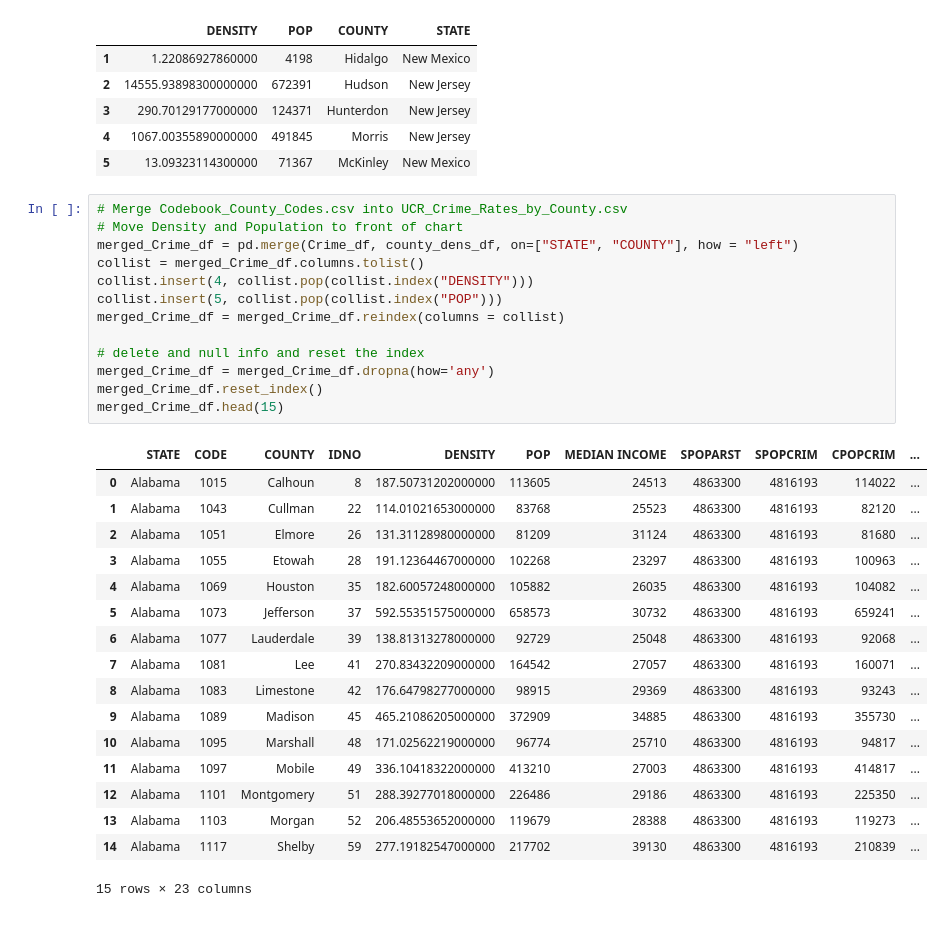
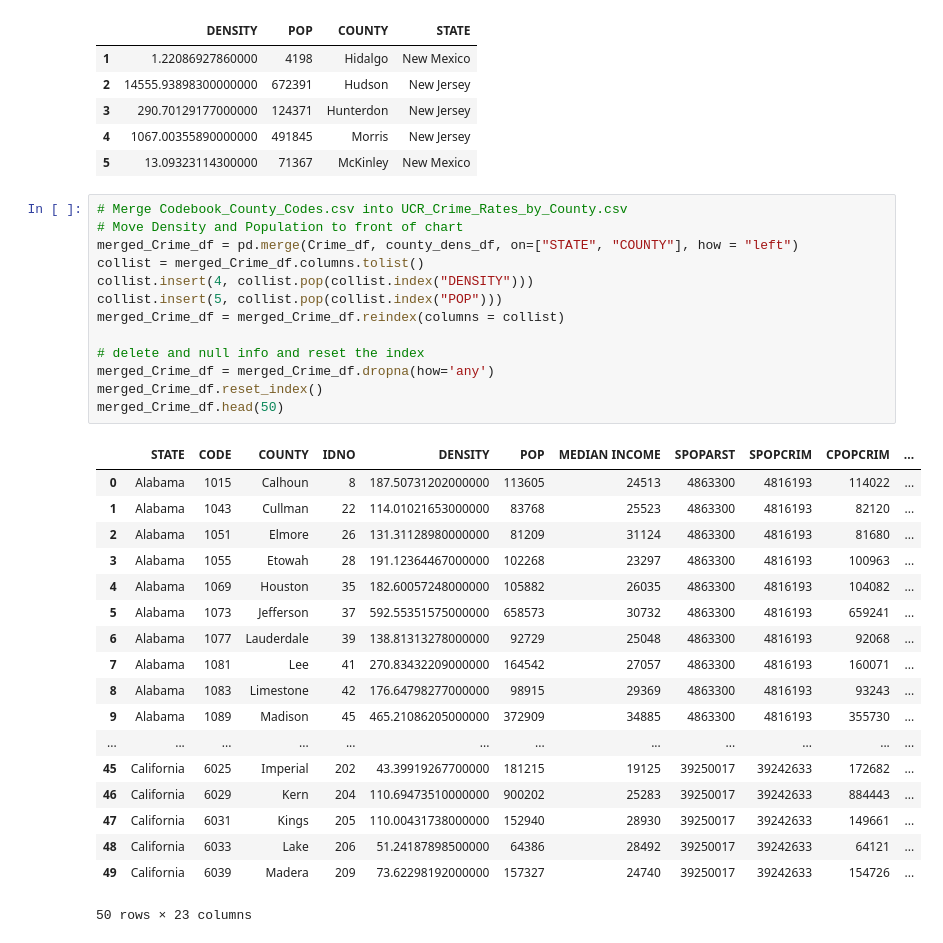
Before and after one commit to melindaeudy/Project_1, a Jupyter notebook: Project_1.ipynb, the cells around one changed output. Saved outputs shown, nothing was run; the diff lists cells and outputs as text.

```diff
--- a/Project_1.ipynb
+++ b/Project_1.ipynb
@@ -289,31 +286,32 @@ county_dens_df.head()
 # %%
 # Merge Codebook_County_Codes.csv into UCR_Crime_Rates_by_County.csv
 # Move Density and Population to front of chart
 merged_Crime_df = pd.merge(Crime_df, county_dens_df, on=["STATE", "COUNTY"], how = "left")
 collist = merged_Crime_df.columns.tolist()
 collist.insert(4, collist.pop(collist.index("DENSITY")))
 collist.insert(5, collist.pop(collist.index("POP")))
 merged_Crime_df = merged_Crime_df.reindex(columns = collist)
 
 # delete and null info and reset the index
 merged_Crime_df = merged_Crime_df.dropna(how='any')
 merged_Crime_df.reset_index()
-merged_Crime_df.head(15)
+merged_Crime_df.head(50)
 # %% [output]
 |  | STATE | CODE | COUNTY | IDNO | DENSITY | POP | MEDIAN INCOME | SPOPARST | SPOPCRIM | CPOPCRIM | ... |
 | 0 | Alabama | 1015 | Calhoun | 8 | 187.50731202000000 | 113605 | 24513 | 4863300 | 4816193 | 114022 | ... |
 | 1 | Alabama | 1043 | Cullman | 22 | 114.01021653000000 | 83768 | 25523 | 4863300 | 4816193 | 82120 | ... |
 | 2 | Alabama | 1051 | Elmore | 26 | 131.31128980000000 | 81209 | 31124 | 4863300 | 4816193 | 81680 | ... |
 | 3 | Alabama | 1055 | Etowah | 28 | 191.12364467000000 | 102268 | 23297 | 4863300 | 4816193 | 100963 | ... |
 | 4 | Alabama | 1069 | Houston | 35 | 182.60057248000000 | 105882 | 26035 | 4863300 | 4816193 | 104082 | ... |
 | 5 | Alabama | 1073 | Jefferson | 37 | 592.55351575000000 | 658573 | 30732 | 4863300 | 4816193 | 659241 | ... |
 | 6 | Alabama | 1077 | Lauderdale | 39 | 138.81313278000000 | 92729 | 25048 | 4863300 | 4816193 | 92068 | ... |
 | 7 | Alabama | 1081 | Lee | 41 | 270.83432209000000 | 164542 | 27057 | 4863300 | 4816193 | 160071 | ... |
 | 8 | Alabama | 1083 | Limestone | 42 | 176.64798277000000 | 98915 | 29369 | 4863300 | 4816193 | 93243 | ... |
 | 9 | Alabama | 1089 | Madison | 45 | 465.21086205000000 | 372909 | 34885 | 4863300 | 4816193 | 355730 | ... |
-| 10 | Alabama | 1095 | Marshall | 48 | 171.02562219000000 | 96774 | 25710 | 4863300 | 4816193 | 94817 | ... |
-| 11 | Alabama | 1097 | Mobile | 49 | 336.10418322000000 | 413210 | 27003 | 4863300 | 4816193 | 414817 | ... |
-| 12 | Alabama | 1101 | Montgomery | 51 | 288.39277018000000 | 226486 | 29186 | 4863300 | 4816193 | 225350 | ... |
-| 13 | Alabama | 1103 | Morgan | 52 | 206.48553652000000 | 119679 | 28388 | 4863300 | 4816193 | 119273 | ... |
-| 14 | Alabama | 1117 | Shelby | 59 | 277.19182547000000 | 217702 | 39130 | 4863300 | 4816193 | 210839 | ... |
+| ... | ... | ... | ... | ... | ... | ... | ... | ... | ... | ... | ... |
+| 45 | California | 6025 | Imperial | 202 | 43.39919267700000 | 181215 | 19125 | 39250017 | 39242633 | 172682 | ... |
+| 46 | California | 6029 | Kern | 204 | 110.69473510000000 | 900202 | 25283 | 39250017 | 39242633 | 884443 | ... |
+| 47 | California | 6031 | Kings | 205 | 110.00431738000000 | 152940 | 28930 | 39250017 | 39242633 | 149661 | ... |
+| 48 | California | 6033 | Lake | 206 | 51.24187898500000 | 64386 | 28492 | 39250017 | 39242633 | 64121 | ... |
+| 49 | California | 6039 | Madera | 209 | 73.62298192000000 | 157327 | 24740 | 39250017 | 39242633 | 154726 | ... |
-15 rows × 23 columns
+50 rows × 23 columns
```
Also changed, not shown: parts of 6 cells of this notebook.
